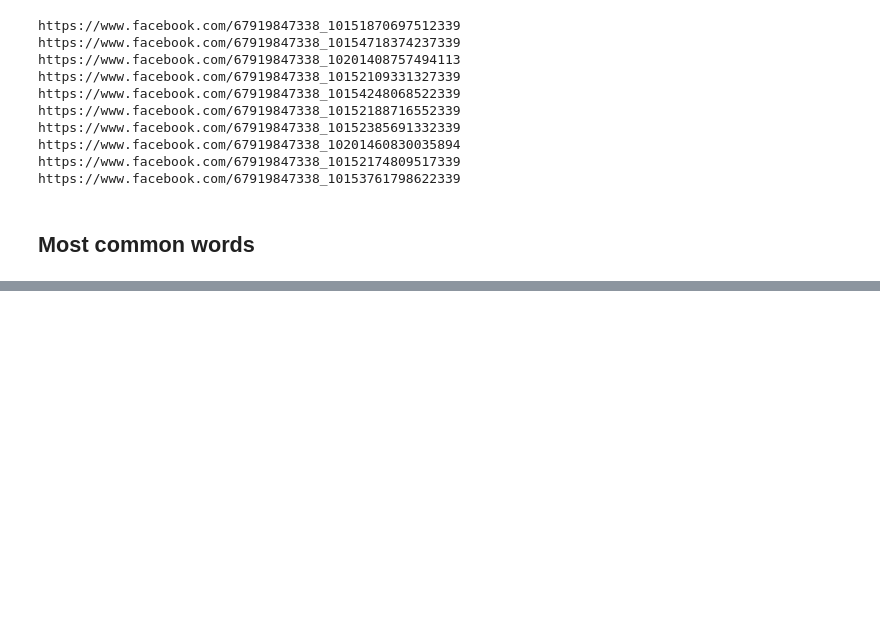
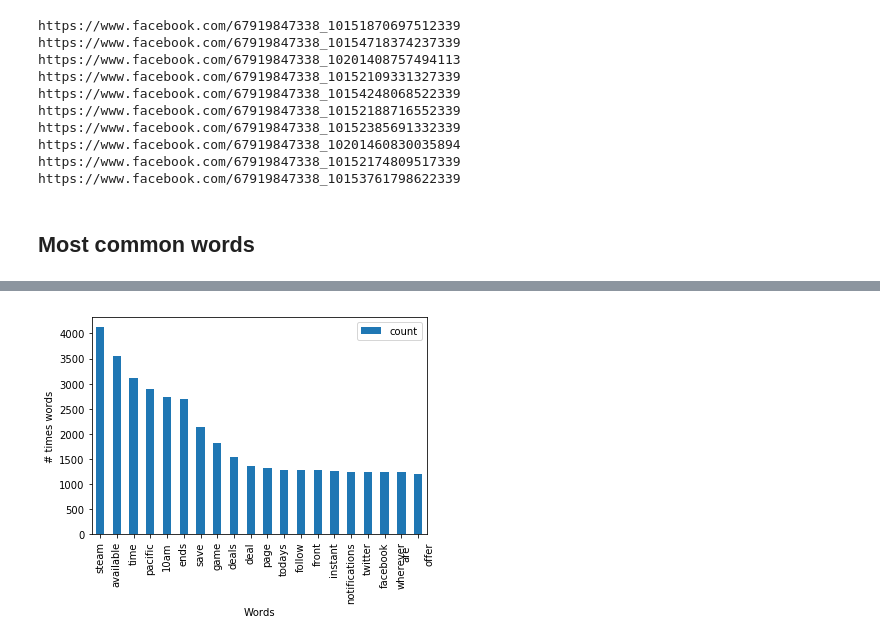
Before and after one commit to sergiarmengol/data_science, a Jupyter notebook: Facebook data analysis/Steam Data Analysis.ipynb, the cells around one changed output, grey strips where cells are left out. Drawn from its saved outputs; the diff is of its cells as text; code cells hidden in the pictures; blank space fills up the shorter version.

```diff
--- a/Facebook data analysis/Steam Data Analysis.ipynb
+++ b/Facebook data analysis/Steam Data Analysis.ipynb
@@ -257,5 +276,7 @@ print(words_df)
 # %%
-words_df[words['count'] > 1000].plot(kind='bar',x='words')
+words_df[words_df['count'] > 1000].plot(kind='bar',x='words')
 plt.xlabel('Words')
 plt.ylabel('# times words')
 plt.show()
+# %% [output]
+[figure, added]
```
Also changed, not shown: parts of 2 cells of this notebook, 2 other files.
